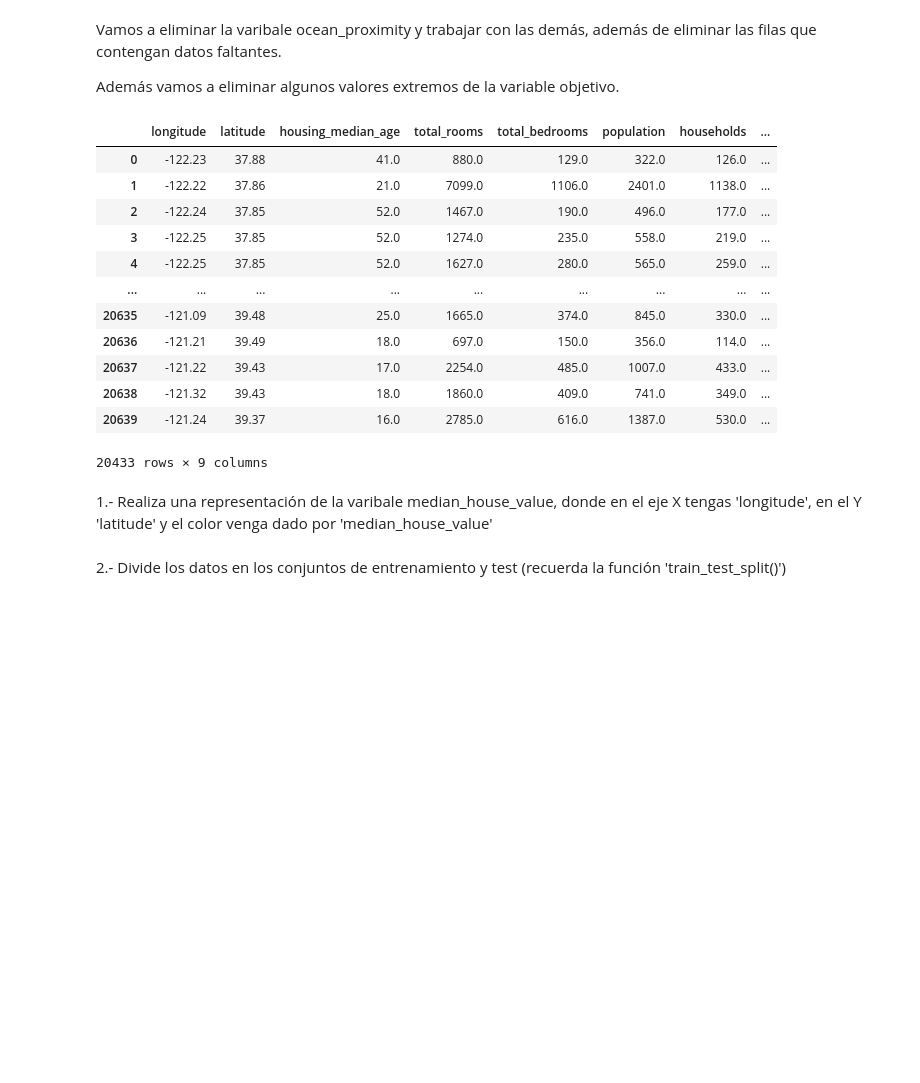
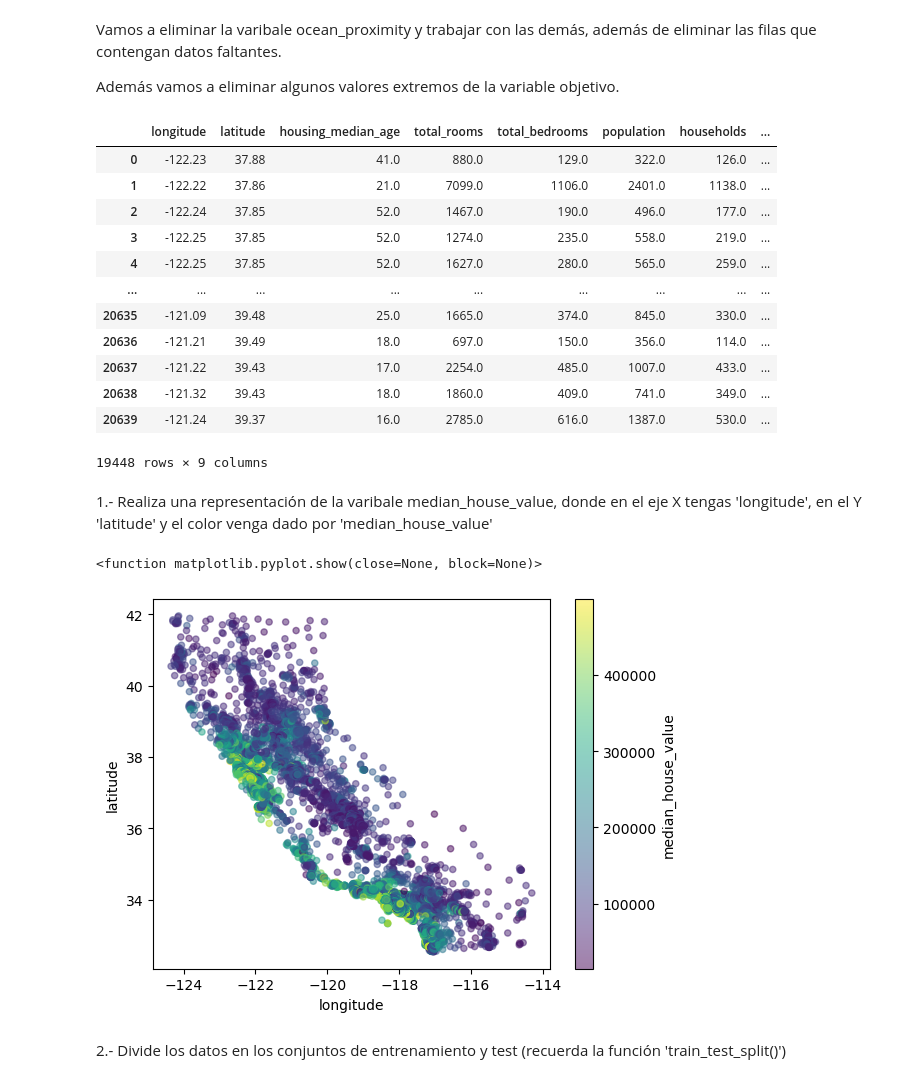
Before and after one commit to Vic263RP/MIA3-Formacion-2023-UV-AI, a Jupyter notebook: B1_HerramientasParaIA/T4_MachineLearning/Clases9_10/tarea/alumnos.ipynb, the cells around one changed output. Drawn from its saved outputs; the diff is of its cells as text; code cells hidden in the pictures; blank space fills up the shorter version.

```diff
--- a/B1_HerramientasParaIA/T4_MachineLearning/Clases9_10/tarea/alumnos.ipynb
+++ b/B1_HerramientasParaIA/T4_MachineLearning/Clases9_10/tarea/alumnos.ipynb
@@ -18,7 +18,7 @@ from sklearn.tree import plot_tree
 from matplotlib import pyplot as plt
 # %%
 # Cargamos el dataset, poner la ruta donde tengáis el archivo
-df = pd.read_csv('datos/housing.csv')
+df = pd.read_csv('housing.csv')
 # %%
 # Función para ver las primeras 10 filas del dataset
 df.head(10)
@@ -72,8 +72,14 @@ df
 | 20637 | -121.22 | 39.43 | 17.0 | 2254.0 | 485.0 | 1007.0 | 433.0 | ... |
 | 20638 | -121.32 | 39.43 | 18.0 | 1860.0 | 409.0 | 741.0 | 349.0 | ... |
 | 20639 | -121.24 | 39.37 | 16.0 | 2785.0 | 616.0 | 1387.0 | 530.0 | ... |
-20433 rows × 9 columns
+19448 rows × 9 columns
 # %% [markdown]
 1.- Realiza una representación de la varibale median_house_value, donde en el eje X tengas 'longitude', en el Y 'latitude' y el color venga dado por 'median_house_value'
+# %%
+df.plot.scatter(x = 'longitude', y = 'latitude', c = 'median_house_value', alpha = 0.5)
+plt.show
+# %% [output]
+<function matplotlib.pyplot.show(close=None, block=None)>
+[figure, added]
 # %% [markdown]
 2.- Divide los datos en los conjuntos de entrenamiento y test (recuerda la función 'train_test_split()')
```
Also changed, not shown: parts of 23 cells of this notebook.
